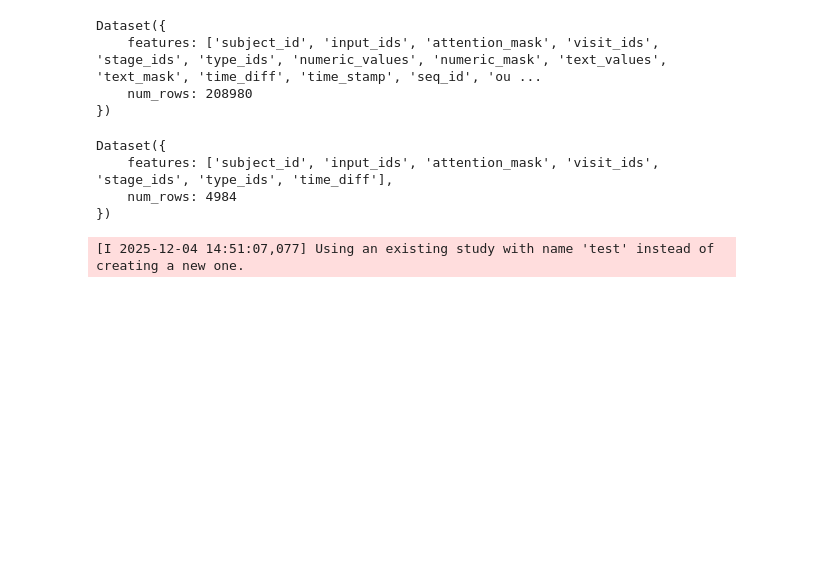
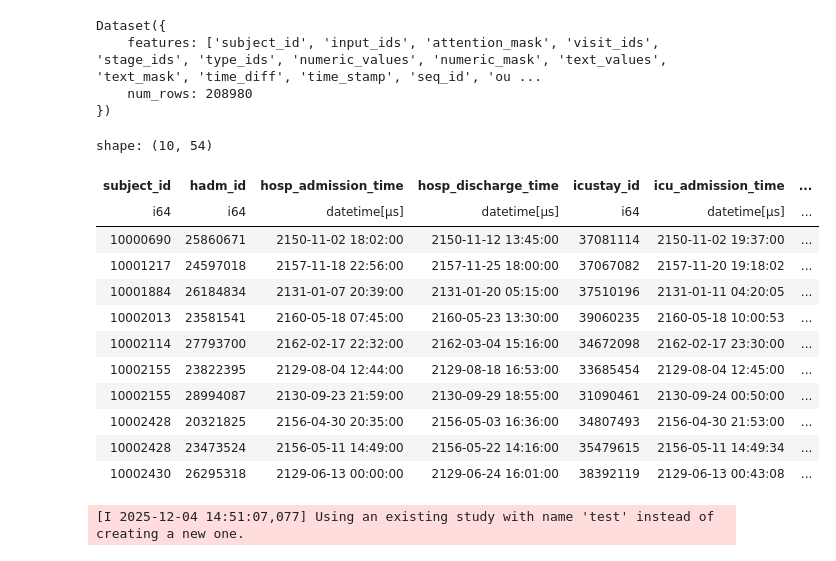
Before and after one commit to nyuad-cai/EHR-RAGp, a Jupyter notebook: notebooks/Tasks Setup + eval code.ipynb, the cells around one changed output. Drawn from its saved outputs; the diff is of its cells as text; code cells hidden in the pictures; blank space fills up the shorter version.

```diff
--- a/notebooks/Tasks Setup + eval code.ipynb
+++ b/notebooks/Tasks Setup + eval code.ipynb
@@ -1178,7 +1178,7 @@ class EvalDataset(Dataset):
         prediction_window = self.seq_gen.get_overlapped_chunks(prediction_window)
         prediction_window[0]['label'] = label
 
-        return prediction_window[0]
+        return subject_id, prediction_window[0]
 # %%
 class EvalCollator:
     def __init__(self) -> None:
@@ -1262,21 +1262,30 @@ seq_gen = SequencesGenerator(tokenizer_path='../vocab.json',
 # collate_fn = EvalCollator()
 
 
-train_dataset = EvalDataset(dataset_path='./ehr_arrow_dataset/',
+train_dataset = EvalDataset(dataset_path='../data/meds_normalized_arrow/',
                     data_idx_path='../downstream_idx.parquet',
                     seq_gen=seq_gen,
                     seq_length=512,
                     limits_dict=limits,
                     main_window='within48_query',
                     task='y_mort',
-                    split='val')
+                    split='train')
 # %%
-train_dataset.hf_dataset
+train_dataset.data_idx.head(10)
 # %% [output]
-Dataset({
-    features: ['subject_id', 'input_ids', 'attention_mask', 'visit_ids', 'stage_ids', 'type_ids', 'time_diff'],
-    num_rows: 4984
-})
+shape: (10, 54)
+| subject_id | hadm_id | hosp_admission_time | hosp_discharge_time | icustay_id | icu_admission_time | ... |
+| i64 | i64 | datetime[μs] | datetime[μs] | i64 | datetime[μs] | ... |
+| 10000690 | 25860671 | 2150-11-02 18:02:00 | 2150-11-12 13:45:00 | 37081114 | 2150-11-02 19:37:00 | ... |
+| 10001217 | 24597018 | 2157-11-18 22:56:00 | 2157-11-25 18:00:00 | 37067082 | 2157-11-20 19:18:02 | ... |
+| 10001884 | 26184834 | 2131-01-07 20:39:00 | 2131-01-20 05:15:00 | 37510196 | 2131-01-11 04:20:05 | ... |
+| 10002013 | 23581541 | 2160-05-18 07:45:00 | 2160-05-23 13:30:00 | 39060235 | 2160-05-18 10:00:53 | ... |
+| 10002114 | 27793700 | 2162-02-17 22:32:00 | 2162-03-04 15:16:00 | 34672098 | 2162-02-17 23:30:00 | ... |
+| 10002155 | 23822395 | 2129-08-04 12:44:00 | 2129-08-18 16:53:00 | 33685454 | 2129-08-04 12:45:00 | ... |
+| 10002155 | 28994087 | 2130-09-23 21:59:00 | 2130-09-29 18:55:00 | 31090461 | 2130-09-24 00:50:00 | ... |
+| 10002428 | 20321825 | 2156-04-30 20:35:00 | 2156-05-03 16:36:00 | 34807493 | 2156-04-30 21:53:00 | ... |
+| 10002428 | 23473524 | 2156-05-11 14:49:00 | 2156-05-22 14:16:00 | 35479615 | 2156-05-11 14:49:34 | ... |
+| 10002430 | 26295318 | 2129-06-13 00:00:00 | 2129-06-24 16:01:00 | 38392119 | 2129-06-13 00:43:08 | ... |
 # %%
 import torch
 from torch import nn
```
Also changed, not shown: parts of 1 cell of this notebook, 7 other files.
